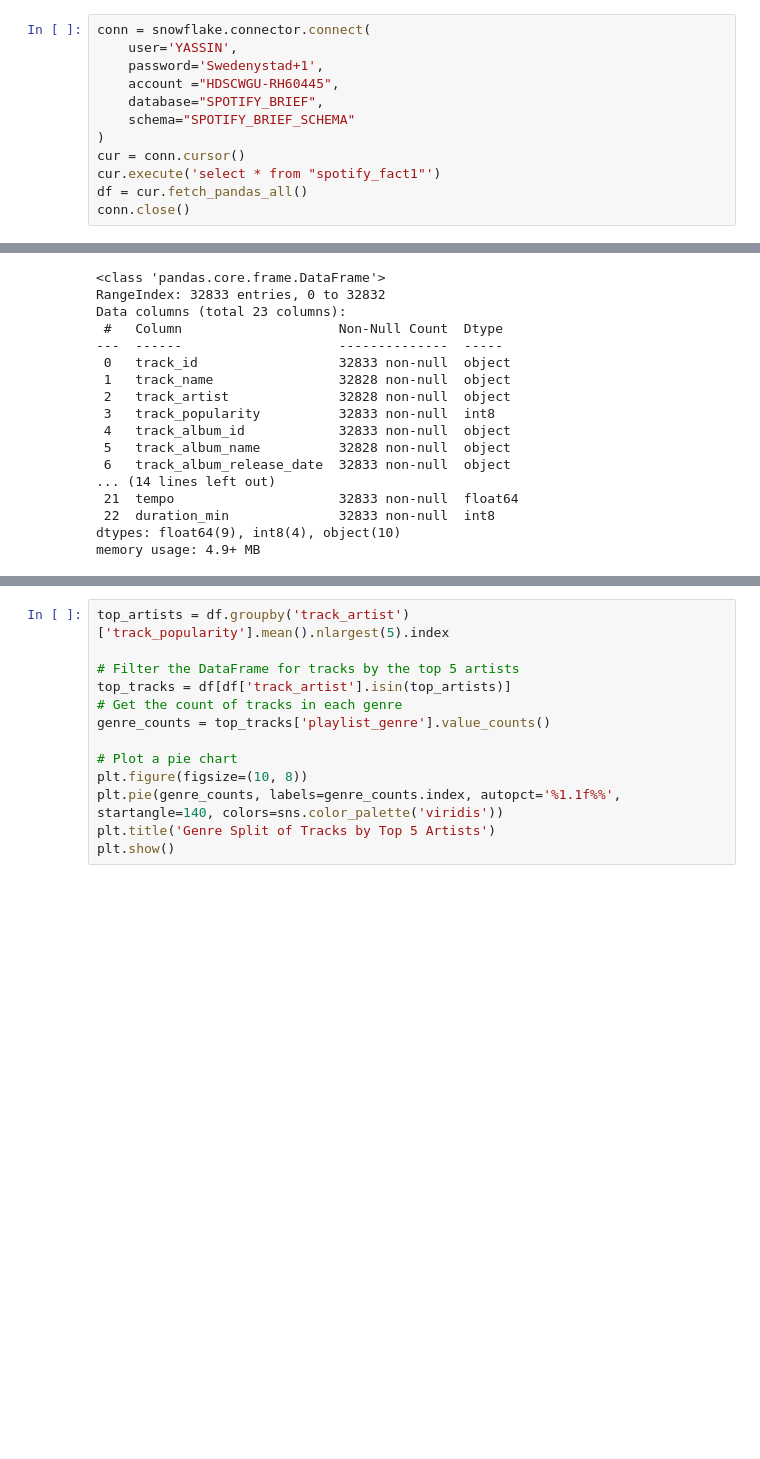
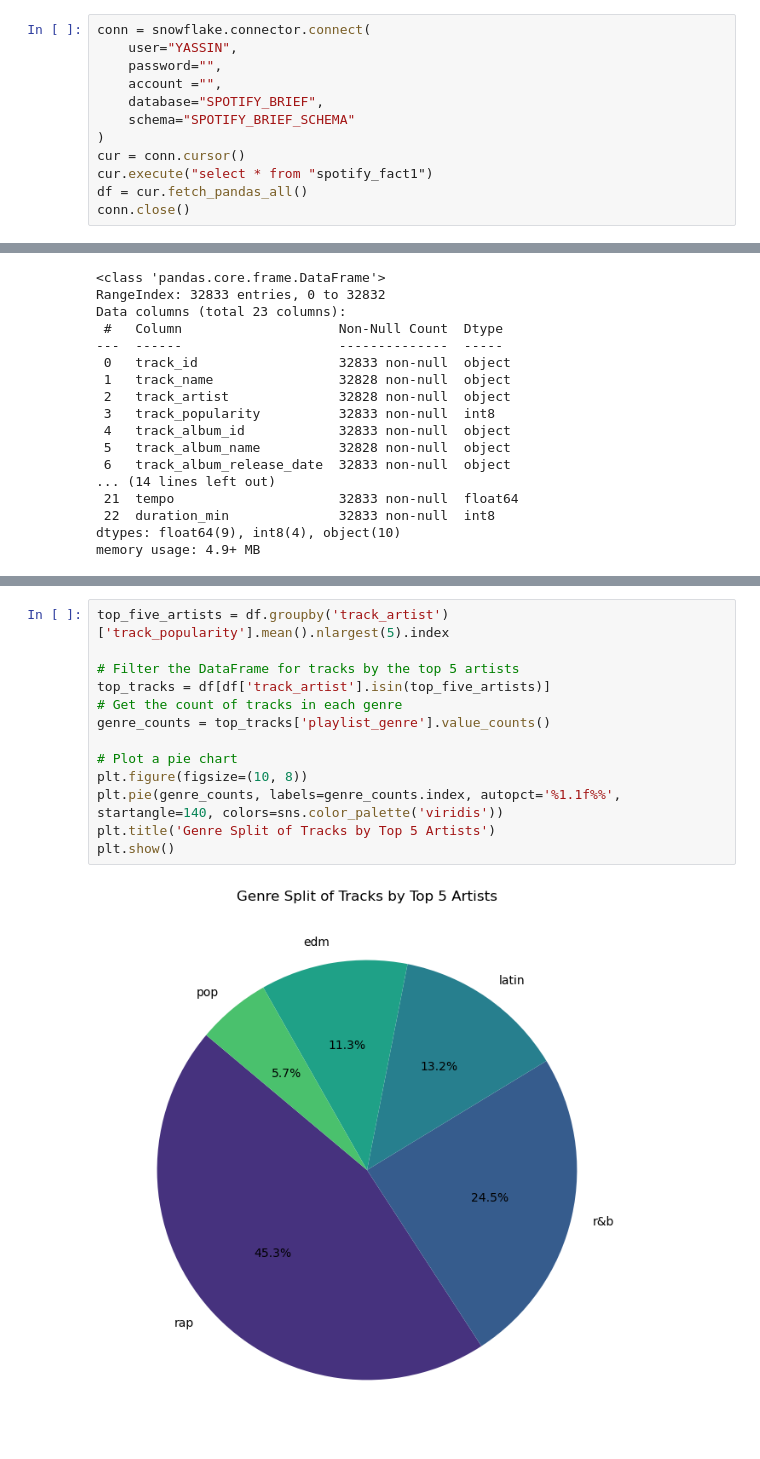
Before and after one commit to Yassin-Meliane/archive-2-, a Jupyter notebook: fact_spotify.ipynb, the cells around one changed output, grey strips where cells are left out. Drawn from its saved outputs; the diff is of its cells as text; blank space fills up the shorter version.

```diff
--- a/fact_spotify.ipynb
+++ b/fact_spotify.ipynb
@@ -5,14 +5,14 @@ import matplotlib.pyplot as plt
 import seaborn as sns
 # %%
 conn = snowflake.connector.connect(
-    user='YASSIN',
-    password='Swedenystad+1',
-    account ="HDSCWGU-RH60445",
+    user="YASSIN",
+    password="",
+    account ="",
     database="SPOTIFY_BRIEF",
     schema="SPOTIFY_BRIEF_SCHEMA"
 )
 cur = conn.cursor()
-cur.execute('select * from "spotify_fact1"')
+cur.execute("select * from "spotify_fact1")
 df = cur.fetch_pandas_all()
 conn.close()
 # %%
@@ -104,13 +91,15 @@ plt.show()
 # %%
-top_artists = df.groupby('track_artist')['track_popularity'].mean().nlargest(5).index
+top_five_artists = df.groupby('track_artist')['track_popularity'].mean().nlargest(5).index
 
 # Filter the DataFrame for tracks by the top 5 artists
-top_tracks = df[df['track_artist'].isin(top_artists)]
+top_tracks = df[df['track_artist'].isin(top_five_artists)]
 # Get the count of tracks in each genre
 genre_counts = top_tracks['playlist_genre'].value_counts()
 
 # Plot a pie chart
 plt.figure(figsize=(10, 8))
 plt.pie(genre_counts, labels=genre_counts.index, autopct='%1.1f%%', startangle=140, colors=sns.color_palette('viridis'))
 plt.title('Genre Split of Tracks by Top 5 Artists')
 plt.show()
+# %% [output]
+[figure, added]
```
Also changed, not shown: parts of 9 cells of this notebook, 1 other file.
